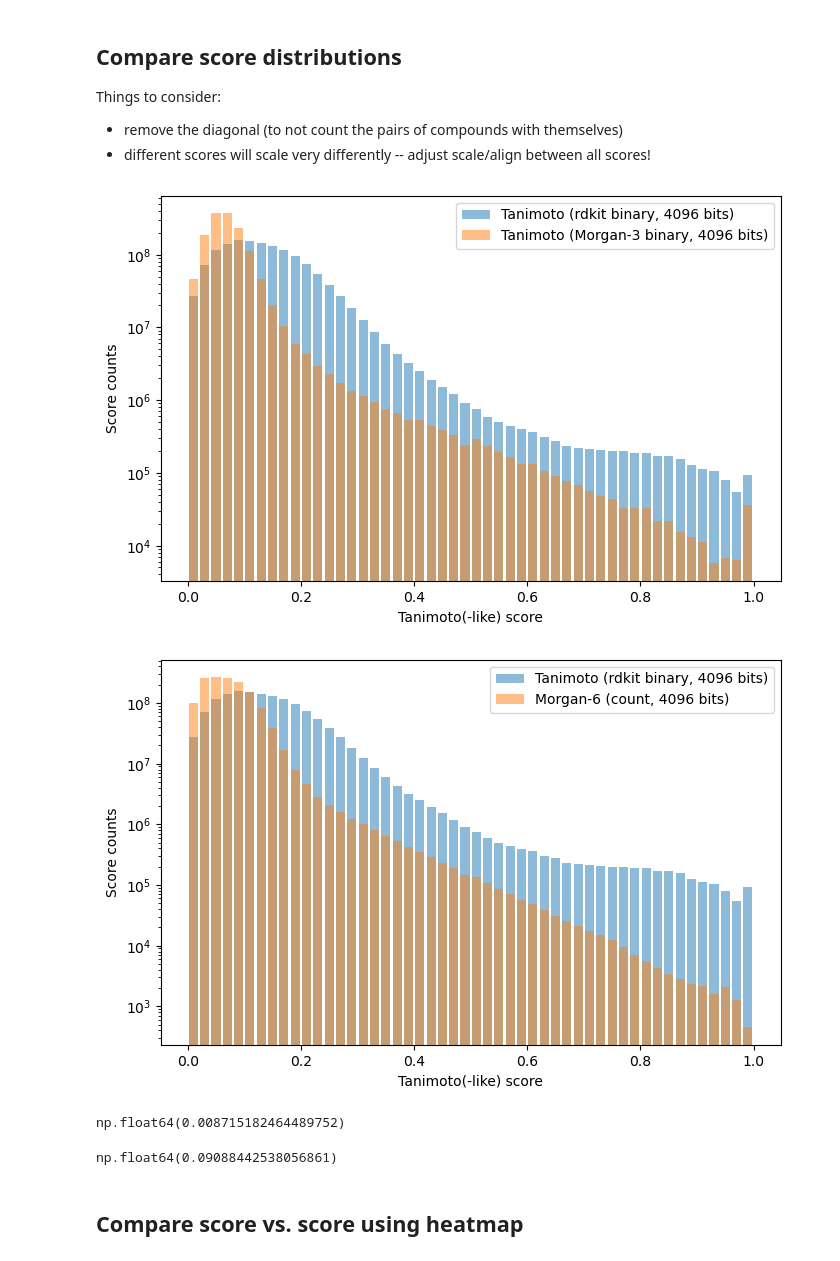
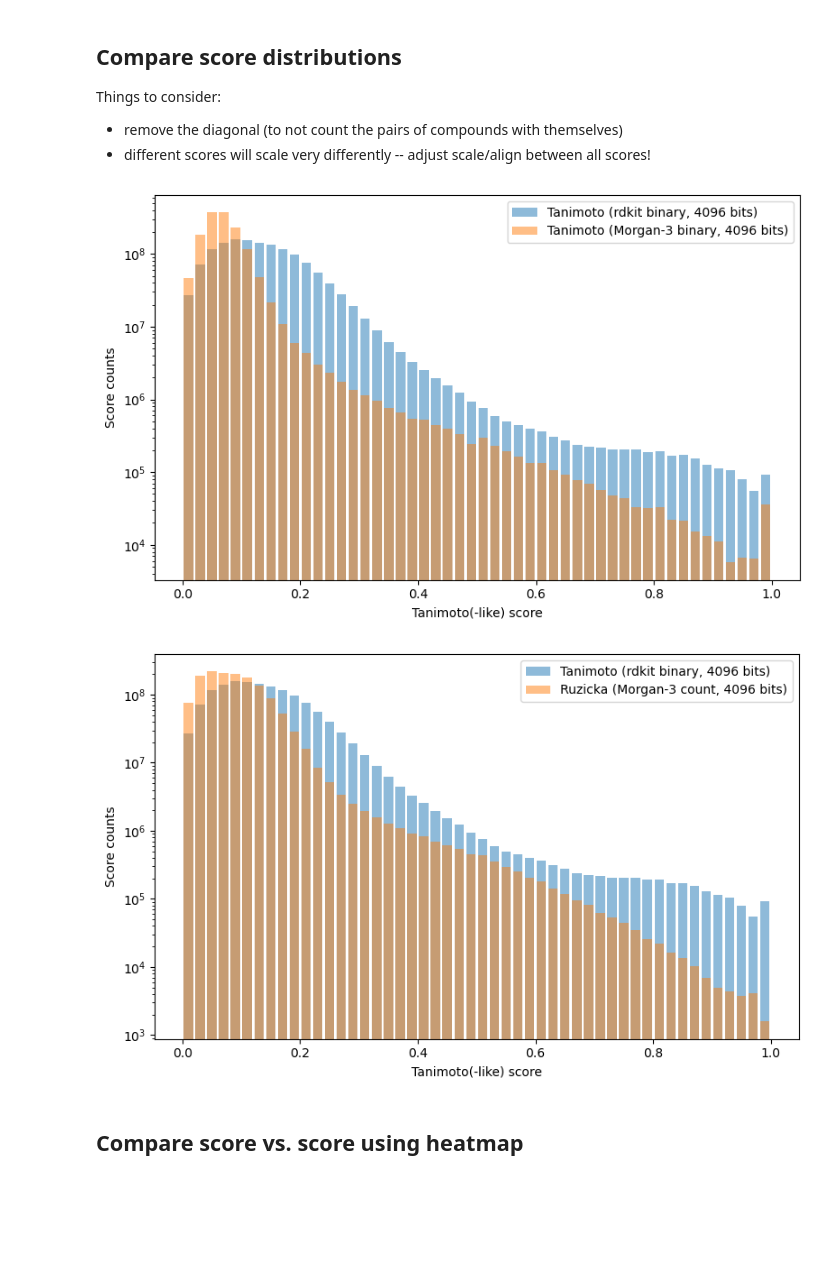
Before and after one commit to florian-huber/molecular_fingerprint_comparisons, a Jupyter notebook: notebooks/fingerprint_analysis_02_similarities_distributions_one_vs_one.ipynb, the cells around one changed output. Saved outputs shown, nothing was run; the diff lists cells and outputs as text; code cells hidden in the pictures; blank space fills up the shorter version.

Commit message:
notebook updates (new ms2structures dataset)

```diff
--- a/notebooks/fingerprint_analysis_02_similarities_distributions_one_vs_one.ipynb
+++ b/notebooks/fingerprint_analysis_02_similarities_distributions_one_vs_one.ipynb
@@ -24,5 +29,5 @@ path_data = os.path.join(Path(ROOT), "data")
 # %%
-filename = "compounds_unique_inchikey14.pickle"
-compounds = pd.read_pickle(os.path.join(path_data, filename))
+filename = "compounds_ms2structures_251202.csv"
+compounds = pd.read_csv(os.path.join(path_data, filename))
 compounds.head()
 # %% [output]
@@ -450,7 +324,8 @@ def compare_distributions(
     label1,
     label2,
     title="",
-    ignore_diagonal=True
+    ignore_diagonal=True,
+    filename=None
 ):
     if ignore_diagonal:
         similarities1 = remove_diagonal(similarities1)
@@ -468,6 +343,9 @@ def compare_distributions(
     ax.set_yscale("log")
     ax.set_yscale("log")
     plt.legend()
+    plt.tight_layout()
+    if filename is not None:
+        plt.savefig(filename, dpi=600)
     plt.show()
 # %%
 NBITS = 4096
@@ -478,26 +356,22 @@ compare_distributions(
     f"Tanimoto (rdkit binary, {NBITS} bits)",
     f"Tanimoto (Morgan-3 binary, {NBITS} bits)",
     ignore_diagonal=True,
+    filename="score_distributions_tanimoto_rdkit_vs_morgan3.png"
 )
 # %% [output]
-[figure, old version]
+[figure, new version]
 # %%
 NBITS = 4096
 
-compare_distributions(similarities_rdkit,
-                      similarities_count_morgan6,
-                      f"Tanimoto (rdkit binary, {NBITS} bits)",
-                      f"Morgan-6 (count, {NBITS} bits)",
+compare_distributions(
+    similarities_rdkit,
+    similarities_morgan3_count,
+    f"Tanimoto (rdkit binary, {NBITS} bits)",
+    f"Ruzicka (Morgan-3 count, {NBITS} bits)",
+    ignore_diagonal=True,
+    filename="score_distributions_tanimoto_rdkit_vs_ruzicka_morgan3.png"
 )
 # %% [output]
-[figure, old version]
+[figure, new version]
-# %%
-100 * (similarities_morgan3_count > 0.8).sum() / similarities_rdkit.shape[0]**2
-# %% [output]
-np.float64(0.008715182464489752)
-# %%
-100 * (similarities_rdkit > 0.8).sum() / similarities_rdkit.shape[0]**2
-# %% [output]
-np.float64(0.09088442538056861)
 # %% [markdown]
 ## Compare score vs. score using heatmap
```
Also changed, not shown: parts of 68 cells of this notebook, 1 other file.
